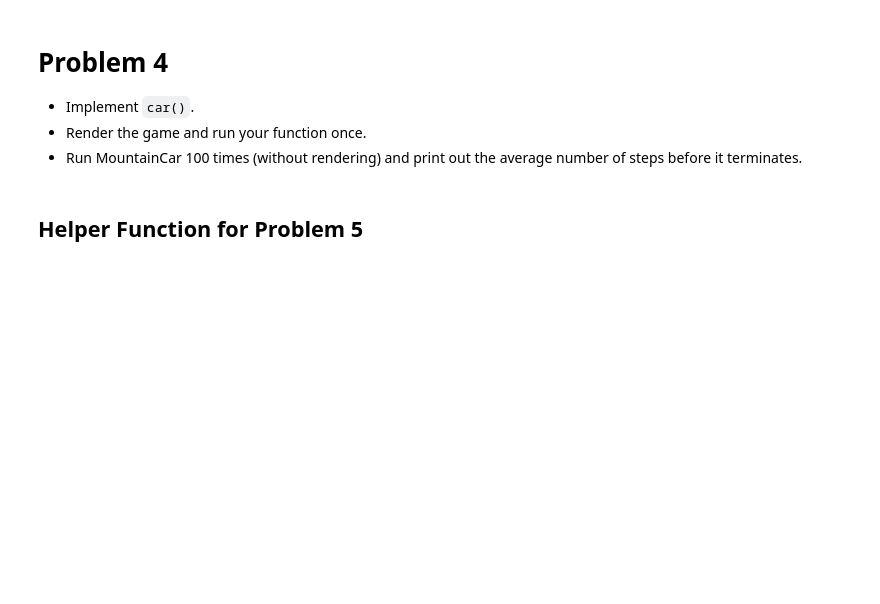
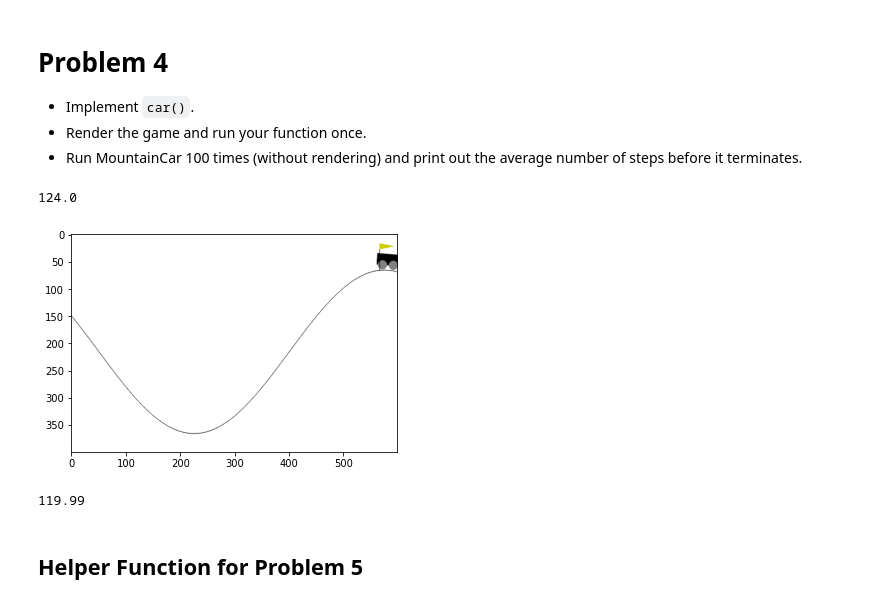
Before and after one commit to Burt360/Volume2, a Jupyter notebook: OpenGym/opengym.ipynb, the cells around one changed output. Drawn from its saved outputs; the diff is of its cells as text; code cells hidden in the pictures; blank space fills up the shorter version.

```diff
--- a/OpenGym/opengym.ipynb
+++ b/OpenGym/opengym.ipynb
@@ -88,16 +246,3 @@ def cartpole(render=False):
 * Implement `car()`.
 * Render the game and run your function once.
 * Run MountainCar 100 times (without rendering) and print out the average number of steps before it terminates.
-# %%
-# Problem 4
-def car(render=False):
-    """
-    Solve MountainCar-v0 by checking the position
-    of the car.
-    Parameters:
-        render (bool): If True, render environment at each step
-    Return:
-        iterations (integer): number of steps or iterations
-                              to solve the environment
-    """
-    raise NotImplementedError("Problem 4 Incomplete")
@@ -104,7 +315,14 @@ def car(render=False):
 # %%
 # Render the game here
+car(True)
+# %% [output]
+124.0
+[figure, added]
 # %%
 # Run the game here and print average steps to termination
+car(False)
+# %% [output]
+119.99
 # %% [markdown]
 ## Helper Function for Problem 5
 # %%
```
Also changed, not shown: parts of 26 cells of this notebook.
